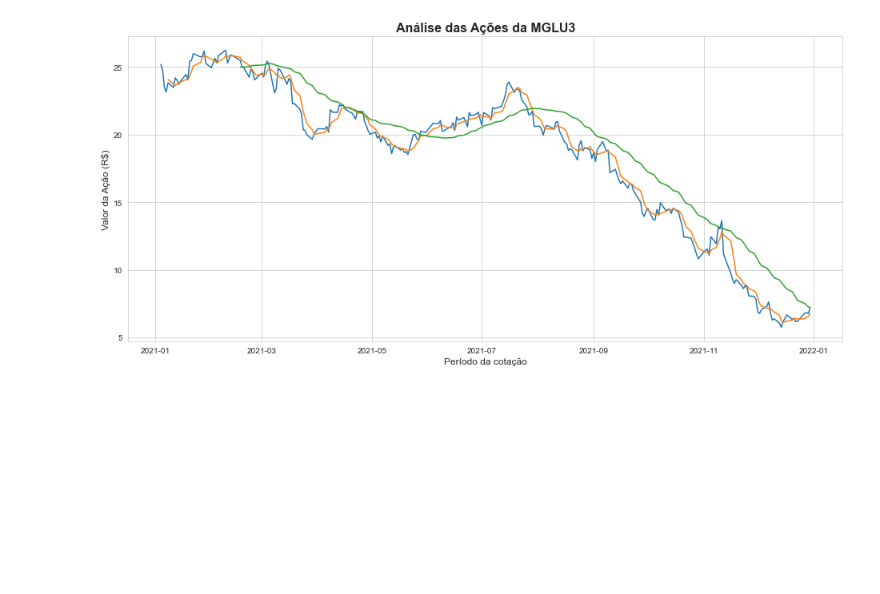
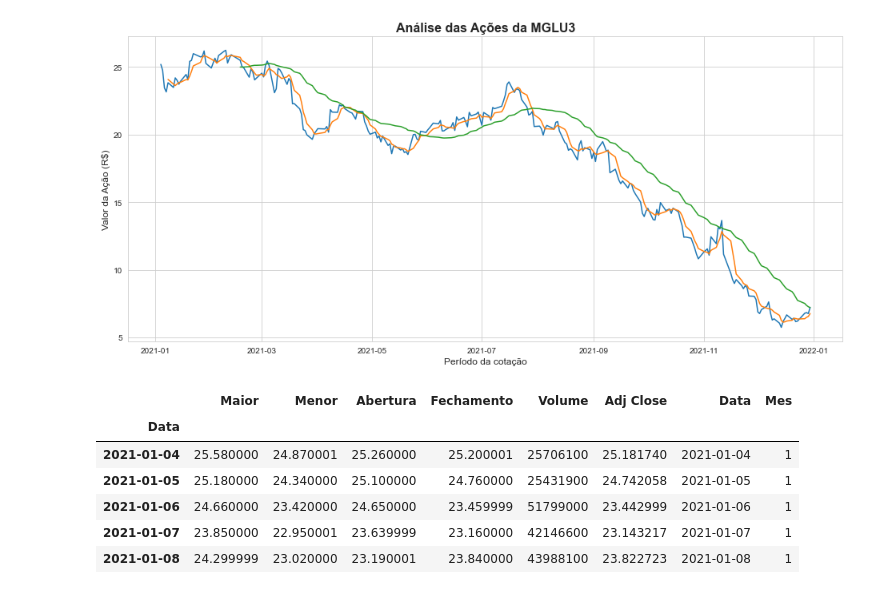
Before and after one commit to ZameromJairo/Python-Ref, a Jupyter notebook: Projeto 3/Dados para Finanças.ipynb, the cells around one changed output. Cells and saved outputs as stored; diff of their text form; code cells hidden in the pictures; blank space fills up the shorter version.

```diff
--- a/Projeto 3/Dados para Finanças.ipynb
+++ b/Projeto 3/Dados para Finanças.ipynb
@@ -117,3 +112,16 @@ plt.ylabel('Valor da Ação (R$)', size=12)
 plt.show()
 # %% [output]
 [figure]
+# %%
+# puxando a informação do Mês da coluna Data
+dados['Data'] = dados.index
+dados['Mes'] = dados['Data'].dt.month
+dados.head()
+# %% [output]
+|  | Maior | Menor | Abertura | Fechamento | Volume | Adj Close | Data | Mes |
+| Data |  |  |  |  |  |  |  |  |
+| 2021-01-04 | 25.580000 | 24.870001 | 25.260000 | 25.200001 | 25706100 | 25.181740 | 2021-01-04 | 1 |
+| 2021-01-05 | 25.180000 | 24.340000 | 25.100000 | 24.760000 | 25431900 | 24.742058 | 2021-01-05 | 1 |
+| 2021-01-06 | 24.660000 | 23.420000 | 24.650000 | 23.459999 | 51799000 | 23.442999 | 2021-01-06 | 1 |
+| 2021-01-07 | 23.850000 | 22.950001 | 23.639999 | 23.160000 | 42146600 | 23.143217 | 2021-01-07 | 1 |
+| 2021-01-08 | 24.299999 | 23.020000 | 23.190001 | 23.840000 | 43988100 | 23.822723 | 2021-01-08 | 1 |
```
Also changed, not shown: parts of 6 cells of this notebook.
